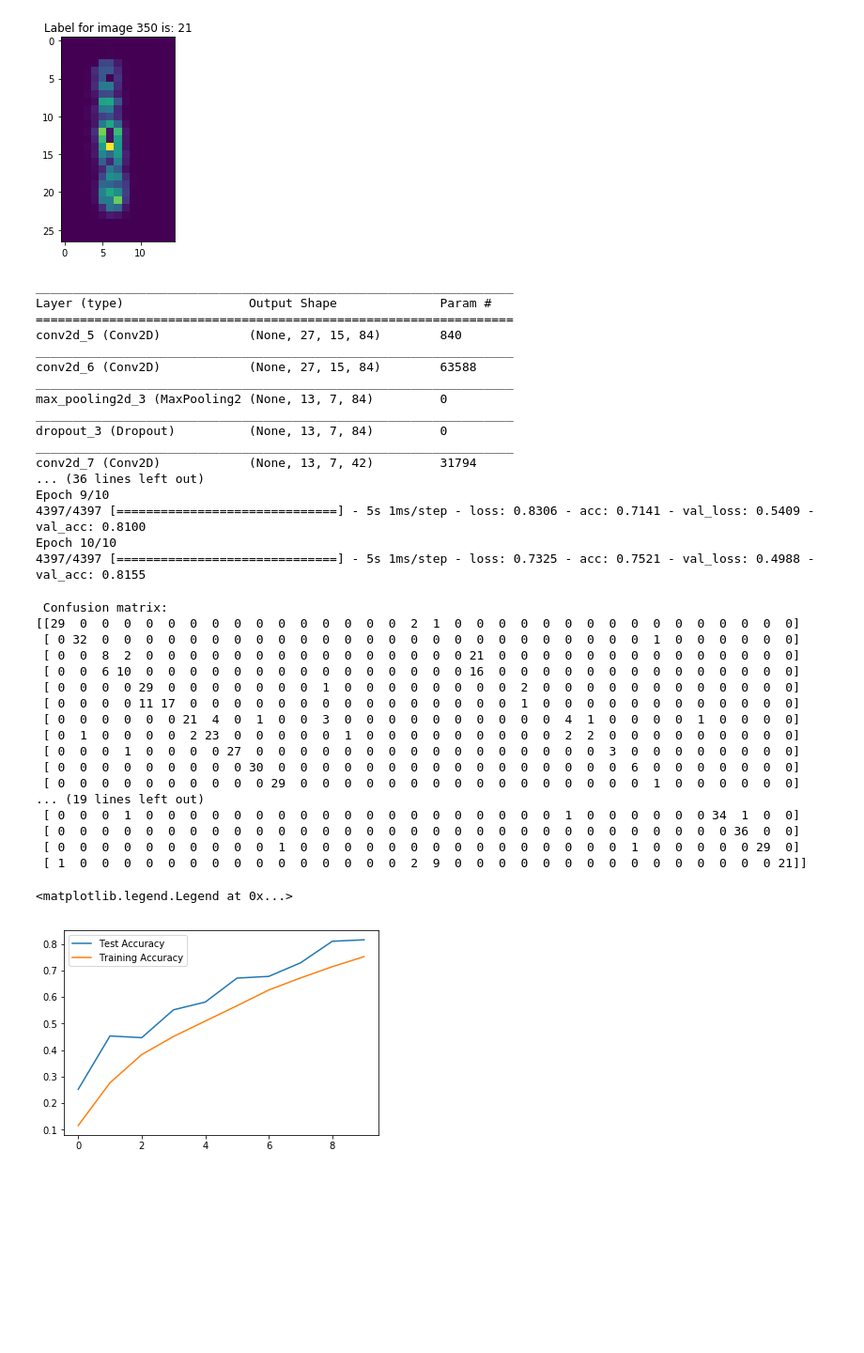
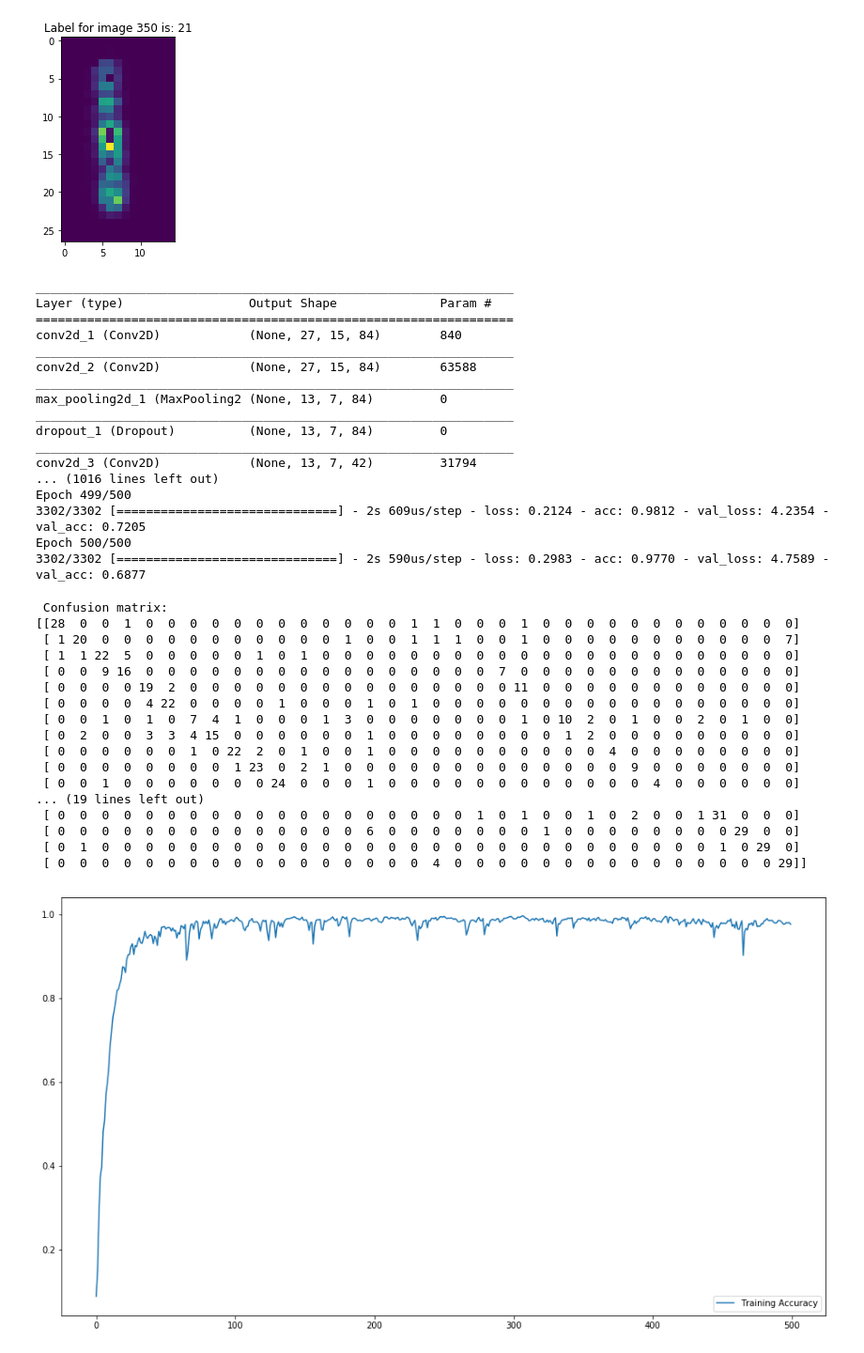
Before and after one commit to robsch94/FaPraKnuckleInput, a Jupyter notebook: Jupyter/Step_3_ModelTraining_Gestures.ipynb, the cells around one changed output. Shown at 94% size. Drawn from its saved outputs; the diff is of its cells as text; code cells hidden in the pictures; blank space fills up the shorter version.

Commit message:
minor changes in gestures

```diff
--- a/Jupyter/Step_3_ModelTraining_Gestures.ipynb
+++ b/Jupyter/Step_3_ModelTraining_Gestures.ipynb
@@ -76,10 +76,10 @@ test_ids = [1, 2]
 # %%
 # the data, split between train and test sets
 dfAll = pd.read_pickle("PklData/df_gestures.pkl")
-df_train = dfAll[(dfAll.userID != 1) | (dfAll.userID != 2)]
-df_test = dfAll[(dfAll.userID == 1) | (dfAll.userID == 2)]
-#df_train = dfAll[dfAll.userID.isin(train_ids)]
-#df_test = dfAll[dfAll.userID.isin(test_ids)]
+#df_train = dfAll[(dfAll.userID != 1) | (dfAll.userID != 2)]
+#df_test = dfAll[(dfAll.userID == 1) | (dfAll.userID == 2)]
+df_train = dfAll[dfAll.userID.isin(train_ids)]
+df_test = dfAll[dfAll.userID.isin(test_ids)]
 
 df_test = df_test.reset_index()
 df_train = df_train.reset_index()
@@ -172,7 +172,7 @@ tf.keras.backend.set_session(tf.Session(config=config))
 tf.get_default_graph()
 ########## HYPER PARAMETERS
 batch_size = 50
-epochs = 10
+epochs = 500
 optimizer = optimizers.Adam()
 #optimizer = tf.keras.optimizers.RMSprop(lr=0.001, rho=0.9, epsilon=1e-08, decay=0.1)
 #init=tf.global_variables_initializer()
@@ -225,20 +225,20 @@ history = model.fit(x_train, y_train_one_hot,
 _________________________________________________________________
 Layer (type)                 Output Shape              Param #
 =================================================================
-conv2d_5 (Conv2D)            (None, 27, 15, 84)        840
+conv2d_1 (Conv2D)            (None, 27, 15, 84)        840
 _________________________________________________________________
-conv2d_6 (Conv2D)            (None, 27, 15, 84)        63588
+conv2d_2 (Conv2D)            (None, 27, 15, 84)        63588
 _________________________________________________________________
-max_pooling2d_3 (MaxPooling2 (None, 13, 7, 84)         0
+max_pooling2d_1 (MaxPooling2 (None, 13, 7, 84)         0
 _________________________________________________________________
-dropout_3 (Dropout)          (None, 13, 7, 84)         0
+dropout_1 (Dropout)          (None, 13, 7, 84)         0
 _________________________________________________________________
-conv2d_7 (Conv2D)            (None, 13, 7, 42)         31794
-... (36 lines left out)
-Epoch 9/10
-4397/4397 [==============================] - 5s 1ms/step - loss: 0.8306 - acc: 0.7141 - val_loss: 0.5409 - val_acc: 0.8100
-Epoch 10/10
-4397/4397 [==============================] - 5s 1ms/step - loss: 0.7325 - acc: 0.7521 - val_loss: 0.4988 - val_acc: 0.8155
+conv2d_3 (Conv2D)            (None, 13, 7, 42)         31794
+... (1016 lines left out)
+Epoch 499/500
+3302/3302 [==============================] - 2s 609us/step - loss: 0.2124 - acc: 0.9812 - val_loss: 4.2354 - val_acc: 0.7205
+Epoch 500/500
+3302/3302 [==============================] - 2s 590us/step - loss: 0.2983 - acc: 0.9770 - val_loss: 4.7589 - val_acc: 0.6877
 # %%
 # use model for inference to get test accuracy
 y_test_pred = model.predict(x_test)
@@ -252,30 +252,31 @@ np.set_printoptions(threshold=np.nan, linewidth=160)
 print (sklearn.metrics.confusion_matrix(y_test, y_test_pred))
 # %% [output]
  Confusion matrix:
-[[29  0  0  0  0  0  0  0  0  0  0  0  0  0  0  0  2  1  0  0  0  0  0  0  0  0  0  0  0  0  0  0  0  0]
- [ 0 32  0  0  0  0  0  0  0  0  0  0  0  0  0  0  0  0  0  0  0  0  0  0  0  0  0  1  0  0  0  0  0  0]
- [ 0  0  8  2  0  0  0  0  0  0  0  0  0  0  0  0  0  0  0 21  0  0  0  0  0  0  0  0  0  0  0  0  0  0]
- [ 0  0  6 10  0  0  0  0  0  0  0  0  0  0  0  0  0  0  0 16  0  0  0  0  0  0  0  0  0  0  0  0  0  0]
- [ 0  0  0  0 29  0  0  0  0  0  0  0  1  0  0  0  0  0  0  0  0  2  0  0  0  0  0  0  0  0  0  0  0  0]
- [ 0  0  0  0 11 17  0  0  0  0  0  0  0  0  0  0  0  0  0  0  0  1  0  0  0  0  0  0  0  0  0  0  0  0]
- [ 0  0  0  0  0  0 21  4  0  1  0  0  3  0  0  0  0  0  0  0  0  0  0  4  1  0  0  0  0  1  0  0  0  0]
- [ 0  1  0  0  0  0  2 23  0  0  0  0  0  1  0  0  0  0  0  0  0  0  0  2  2  0  0  0  0  0  0  0  0  0]
- [ 0  0  0  1  0  0  0  0 27  0  0  0  0  0  0  0  0  0  0  0  0  0  0  0  0  3  0  0  0  0  0  0  0  0]
- [ 0  0  0  0  0  0  0  0  0 30  0  0  0  0  0  0  0  0  0  0  0  0  0  0  0  0  6  0  0  0  0  0  0  0]
- [ 0  0  0  0  0  0  0  0  0  0 29  0  0  0  0  0  0  0  0  0  0  0  0  0  0  0  0  1  0  0  0  0  0  0]
+[[28  0  0  1  0  0  0  0  0  0  0  0  0  0  0  0  1  1  0  0  0  1  0  0  0  0  0  0  0  0  0  0  0  0]
+ [ 1 20  0  0  0  0  0  0  0  0  0  0  0  1  0  0  1  1  1  0  0  1  0  0  0  0  0  0  0  0  0  0  0  7]
+ [ 1  1 22  5  0  0  0  0  0  1  0  1  0  0  0  0  0  0  0  0  0  0  0  0  0  0  0  0  0  0  0  0  0  0]
+ [ 0  0  9 16  0  0  0  0  0  0  0  0  0  0  0  0  0  0  0  0  7  0  0  0  0  0  0  0  0  0  0  0  0  0]
+ [ 0  0  0  0 19  2  0  0  0  0  0  0  0  0  0  0  0  0  0  0  0 11  0  0  0  0  0  0  0  0  0  0  0  0]
+ [ 0  0  0  0  4 22  0  0  0  0  1  0  0  0  1  0  1  0  0  0  0  0  0  0  0  0  0  0  0  0  0  0  0  0]
+ [ 0  0  1  0  1  0  7  4  1  0  0  0  1  3  0  0  0  0  0  0  0  1  0 10  2  0  1  0  0  2  0  1  0  0]
+ [ 0  2  0  0  3  3  4 15  0  0  0  0  0  0  1  0  0  0  0  0  0  0  0  1  2  0  0  0  0  0  0  0  0  0]
+ [ 0  0  0  0  0  0  1  0 22  2  0  1  0  0  1  0  0  0  0  0  0  0  0  0  0  4  0  0  0  0  0  0  0  0]
+ [ 0  0  0  0  0  0  0  0  1 23  0  2  1  0  0  0  0  0  0  0  0  0  0  0  0  0  9  0  0  0  0  0  0  0]
+ [ 0  0  1  0  0  0  0  0  0  0 24  0  0  0  1  0  0  0  0  0  0  0  0  0  0  0  0  4  0  0  0  0  0  0]
 ... (19 lines left out)
- [ 0  0  0  1  0  0  0  0  0  0  0  0  0  0  0  0  0  0  0  0  0  0  0  1  0  0  0  0  0  0 34  1  0  0]
- [ 0  0  0  0  0  0  0  0  0  0  0  0  0  0  0  0  0  0  0  0  0  0  0  0  0  0  0  0  0  0  0 36  0  0]
- [ 0  0  0  0  0  0  0  0  0  0  1  0  0  0  0  0  0  0  0  0  0  0  0  0  0  0  1  0  0  0  0  0 29  0]
- [ 1  0  0  0  0  0  0  0  0  0  0  0  0  0  0  0  2  9  0  0  0  0  0  0  0  0  0  0  0  0  0  0  0 21]]
+ [ 0  0  0  0  0  0  0  0  0  0  0  0  0  0  0  0  0  0  0  1  0  1  0  0  1  0  2  0  0  1 31  0  0  0]
+ [ 0  0  0  0  0  0  0  0  0  0  0  0  0  0  6  0  0  0  0  0  0  0  1  0  0  0  0  0  0  0  0 29  0  0]
+ [ 0  1  0  0  0  0  0  0  0  0  0  0  0  0  0  0  0  0  0  0  0  0  0  0  0  0  0  0  0  0  1  0 29  0]
+ [ 0  0  0  0  0  0  0  0  0  0  0  0  0  0  0  0  0  4  0  0  0  0  0  0  0  0  0  0  0  0  0  0  0 29]]
 # %%
 import matplotlib.pyplot as plt
-plt.plot(history.history['val_acc'], label="Test Accuracy")
+plt.figure(figsize=(16, 9))
 plt.plot(history.history['acc'], label="Training Accuracy")
-plt.legend()
+#plt.plot(history.history['val_acc'], label="Test Accuracy")
+plt.legend(loc='lower right')
+plt.savefig("./gestures_training_2.png",bbox_inches='tight',transparent=True, pad_inches=0)
 # %% [output]
-<matplotlib.legend.Legend at 0x...>
-[figure, old version]
+[figure, new version]
 # %%
 # save model
 model.save("Gestures.h5")
```
Also changed, not shown: parts of 1 cell of this notebook, 1 other file.
